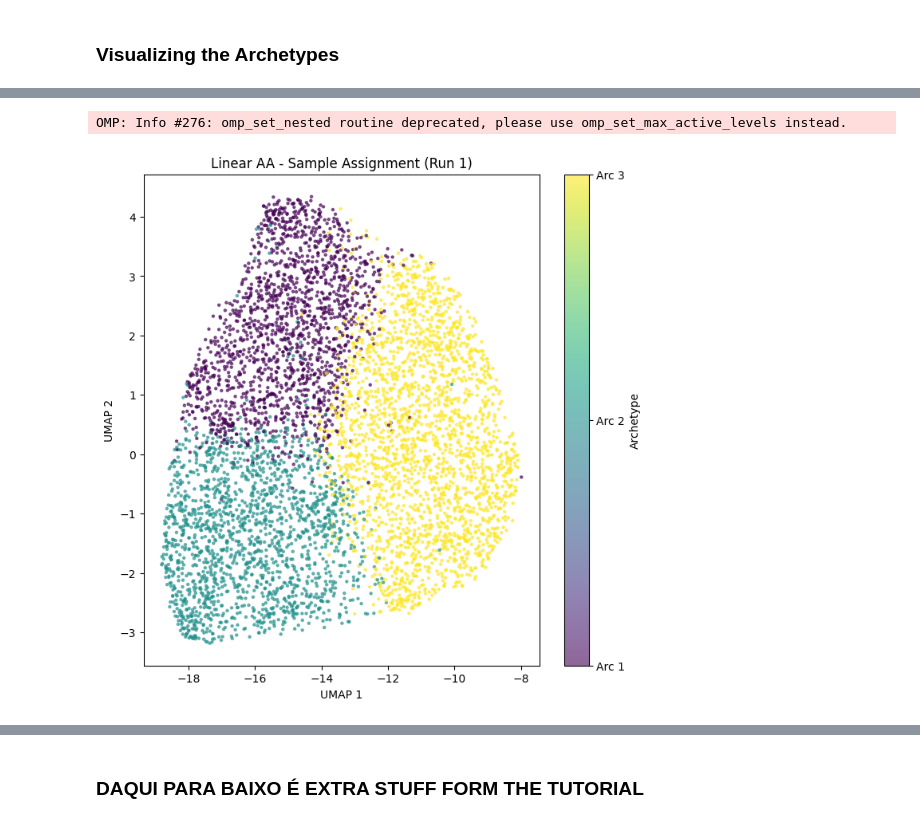
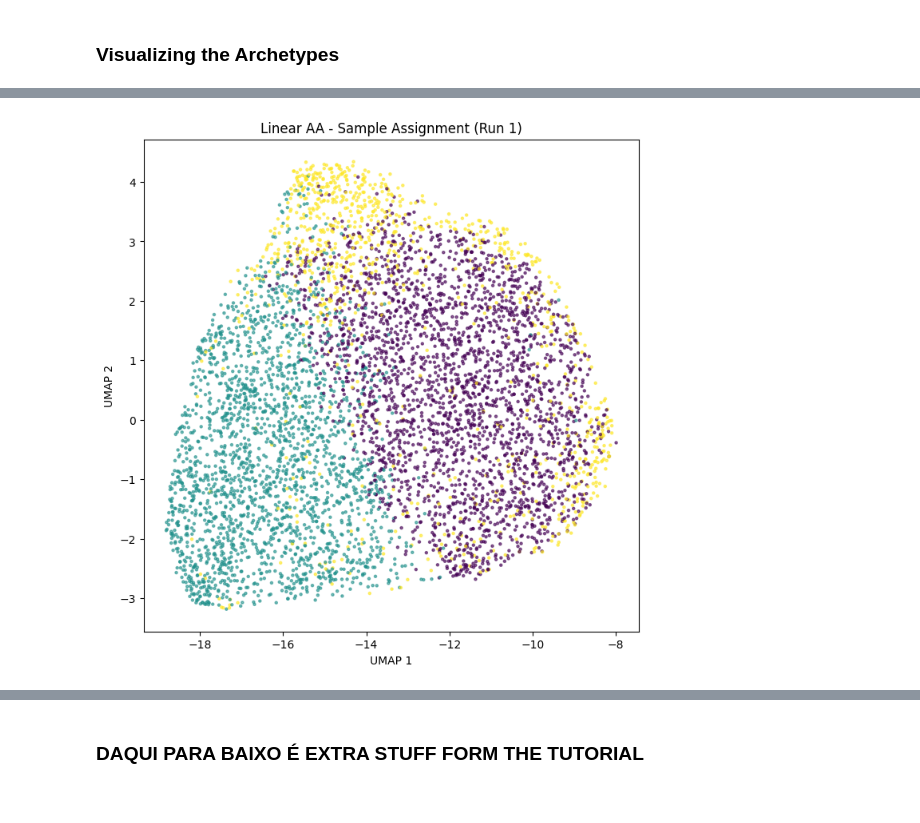
Before and after one commit to joaommata/Deep-Archetypal-Analysis, a Jupyter notebook: AAnet/example_notebooks/AAnet_MNIST_example.ipynb, the cells around one changed output, grey strips where cells are left out. Drawn from its saved outputs; the diff is of its cells as text; code cells hidden in the pictures.

Commit message:
Finished MNIST

```diff
--- a/AAnet/example_notebooks/AAnet_MNIST_example.ipynb
+++ b/AAnet/example_notebooks/AAnet_MNIST_example.ipynb
@@ -52,11 +52,14 @@ print(data_digit.shape)
 ## AAnet
 # %%
 N_ARCHETYPES = 3
-N_RUNS = 5
+N_RUNS = 3
 N_EPOCHS = 10
 N_PROTOTYPES = 10
 
-SAVE_DIR = 'results/MNIST_5runs'
+#SAVE_DIR = 'results/MNIST_AANET_1run50epochs'
+#SAVE_DIR = 'results/MNIST_5runs'
+SAVE_DIR = 'results/MNIST_10epochs'
+
 os.makedirs(SAVE_DIR, exist_ok=True)
 
 data_loader = torch.utils.data.DataLoader(data_digit, batch_size=256, shuffle=True, num_workers=4)
@@ -67,11 +70,3 @@ X = torch.tensor(data_digit, dtype=torch.float64).transpose(0, 1)
 # Warm-start model with graph-based extrema for improved results
 extrema = torch.Tensor(utils.get_laplacian_extrema(data_digit, n_extrema=N_ARCHETYPES))
 extrema = torch.Tensor(data_digit[extrema.numpy().astype(int)])
-# %%
-device = torch.device('cpu')
-model = models.AAnet_vanilla(noise=0.05, layer_widths=[256, 128],
-                             n_archetypes=N_ARCHETYPES,
-                             input_shape=data_digit.shape[1],
-                             device=device, diffusion_extrema=extrema)
-
-optimizer = optim.Adam(model.parameters(), lr=1e-3)
@@ -131,7 +218,12 @@ KeyboardInterrupt:
 ## Visualize the Results
 # %%
 # Open the saved results to verify
-results = torch.load('/Users/joaomata/Desktop/DTU/DeepLearning/ProjectDL/AAnet/example_notebooks/results/MNIST_5runs/mnist_aanet_aa_results.pth', weights_only=False)
+
+results = torch.load('/Users/joaomata/Desktop/DTU/DeepLearning/ProjectDL/AAnet/example_notebooks/results/MNIST_10epochs/mnist_aanet_aa_results.pth', weights_only=False)
+#results = torch.load("/Users/joaomata/Desktop/DTU/DeepLearning/ProjectDL/AAnet/example_notebooks/results/MNIST_AANET_71runs/mnist_aanet_aa_results.pth", weights_only=False)
+#results = torch.load('/Users/joaomata/Desktop/DTU/DeepLearning/ProjectDL/AAnet/example_notebooks/results/MNIST_AANET_1run50epochs/mnist_aanet_aa_results.pth', weights_only=False)
+
+# load from the new SAVE_DIR
 print("Saved Results Keys:", results.keys())
 print("Number of Runs Saved:", len(results['C_list']))
 
@@ -299,38 +427,31 @@ def plot_umap_assignment(X, S, title="Sample Assignment", s=5, alpha=0.6, cmap='
     # Convert S to numpy if tensor
     S = to_numpy(S)
     X = to_numpy(X)
 
     # Step 1: compute dominant archetype for each sample
     dominant_arc = np.argmax(S, axis=0)  # shape: (N_samples,)
 
     # Step 2: reduce X to 2D using UMAP
     reducer = umap.UMAP(n_neighbors=30, min_dist=0.3, random_state=42)
     X_embedded = reducer.fit_transform(X)  # shape: (N_samples, 2)
 
     # Step 3: scatter plot colored by dominant archetype
     n_archetypes = S.shape[0]
     plt.figure(figsize=(8,8))
     scatter = plt.scatter(
         X_embedded[:,0],
         X_embedded[:,1],
         c=dominant_arc,
         cmap=cmap,
         s=s,
         alpha=alpha
     )
     plt.title(title)
     plt.xlabel("UMAP 1")
     plt.ylabel("UMAP 2")
-
-    # Colorbar
-    cbar = plt.colorbar(scatter, ticks=np.arange(n_archetypes))
-    cbar.set_label("Archetype")
-    cbar.set_ticklabels([f"Arc {i+1}" for i in range(n_archetypes)])
-
     plt.show()
 
 # Linear AA: S_matrices[0] shape (k × N_samples)
 plot_umap_assignment(X_samples, S_matrices[0], title="Linear AA - Sample Assignment (Run 1)")
 # %% [output]
-OMP: Info #276: omp_set_nested routine deprecated, please use omp_set_max_active_levels instead.
-[figure, old version]
+[figure, new version]
```
Also changed, not shown: parts of 29 cells of this notebook, 1 other file.
